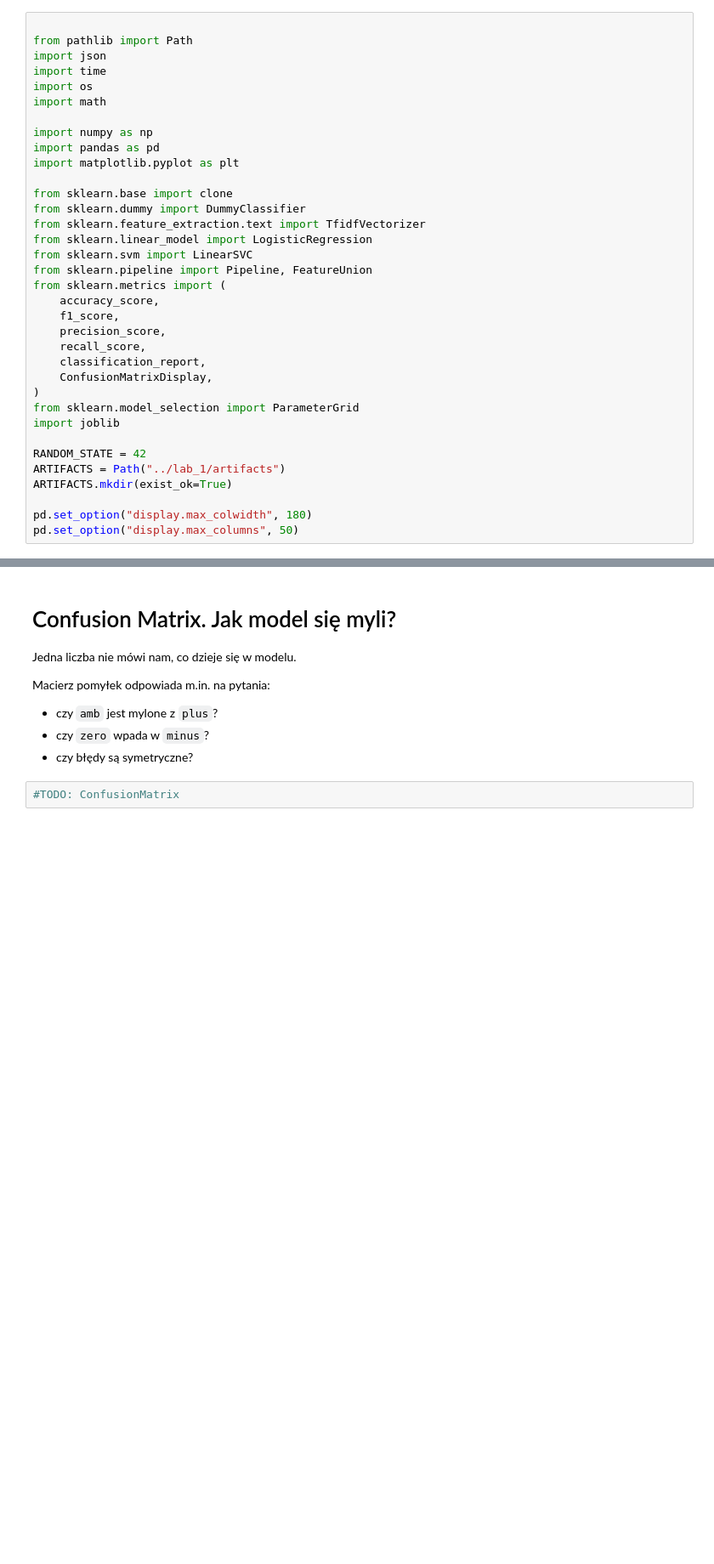
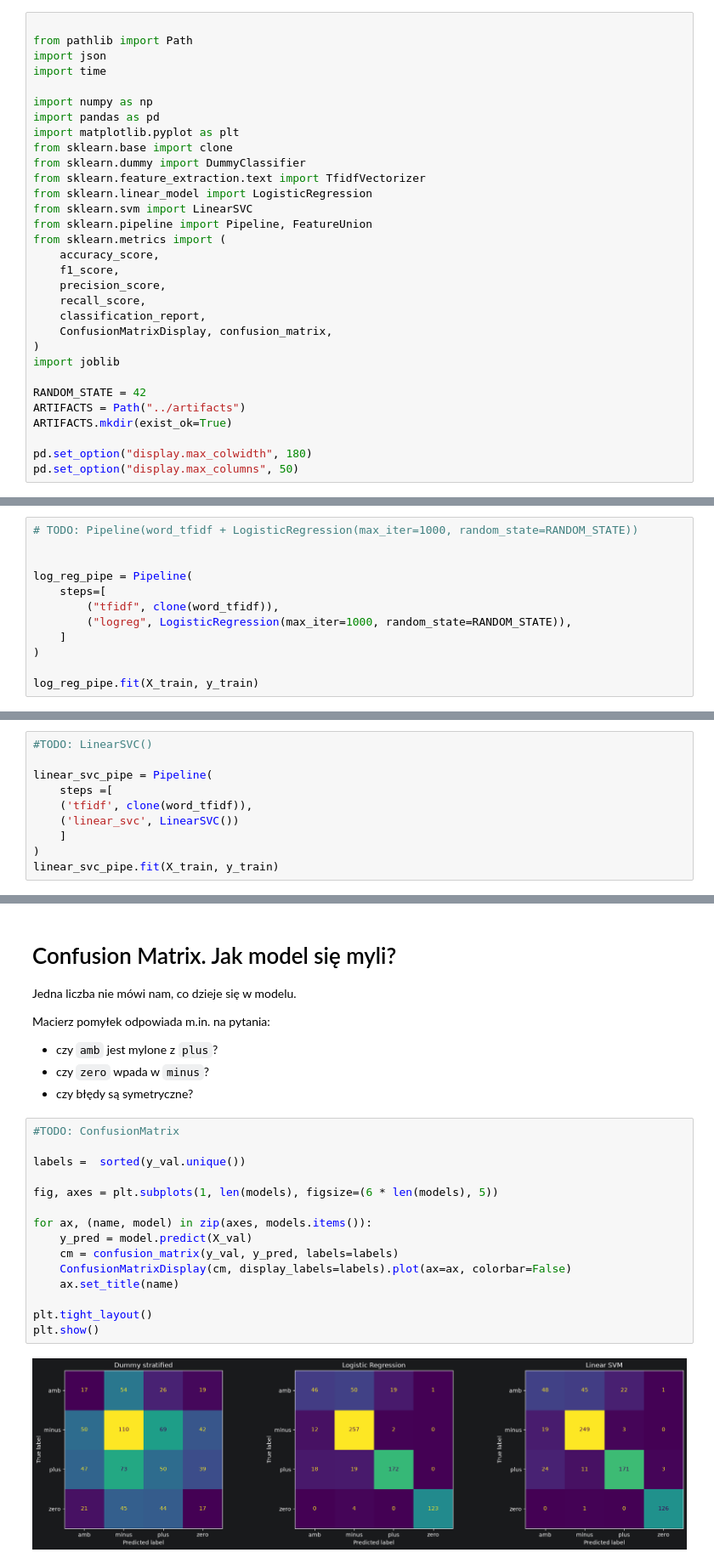
Before and after one commit to dmarek03/nlp-course, a Jupyter notebook: lab_2/002_Baseline.ipynb, the cells around one changed output, grey strips where cells are left out. Shown at 85% size. Drawn from its saved outputs; the diff is of its cells as text; blank space fills up the shorter version.

```diff
--- a/lab_2/002_Baseline.ipynb
+++ b/lab_2/002_Baseline.ipynb
@@ -60,13 +58,10 @@ Pracujemy na oryginalnym podziale zbioru.
 from pathlib import Path
 import json
 import time
-import os
-import math
 
 import numpy as np
 import pandas as pd
 import matplotlib.pyplot as plt
-
 from sklearn.base import clone
 from sklearn.dummy import DummyClassifier
 from sklearn.feature_extraction.text import TfidfVectorizer
@@ -79,13 +74,12 @@ from sklearn.metrics import (
     precision_score,
     recall_score,
     classification_report,
-    ConfusionMatrixDisplay,
+    ConfusionMatrixDisplay, confusion_matrix,
 )
-from sklearn.model_selection import ParameterGrid
 import joblib
 
 RANDOM_STATE = 42
-ARTIFACTS = Path("../lab_1/artifacts")
+ARTIFACTS = Path("../artifacts")
 ARTIFACTS.mkdir(exist_ok=True)
 
 pd.set_option("display.max_colwidth", 180)
@@ -236,0 +302,12 @@ Dla tekstu klasyczny Linear SVM jest bardzo mocnym baselinem - działa prosto i
+# %%
+# TODO: Pipeline(word_tfidf + LogisticRegression(max_iter=1000, random_state=RANDOM_STATE))
+
+
+log_reg_pipe = Pipeline(
+    steps=[
+        ("tfidf", clone(word_tfidf)),
+        ("logreg", LogisticRegression(max_iter=1000, random_state=RANDOM_STATE)),
+    ]
+)
+
+log_reg_pipe.fit(X_train, y_train)
@@ -236,0 +360,10 @@ Dla tekstu klasyczny Linear SVM jest bardzo mocnym baselinem - działa prosto i
+# %%
+#TODO: LinearSVC()
+
+linear_svc_pipe = Pipeline(
+    steps =[
+    ('tfidf', clone(word_tfidf)),
+    ('linear_svc', LinearSVC())
+    ]
+)
+linear_svc_pipe.fit(X_train, y_train)
@@ -269,3 +465,18 @@ Macierz pomyłek odpowiada m.in. na pytania:
 - czy błędy są symetryczne?
 # %%
 #TODO: ConfusionMatrix
+
+labels =  sorted(y_val.unique())
+
+fig, axes = plt.subplots(1, len(models), figsize=(6 * len(models), 5))
+
+for ax, (name, model) in zip(axes, models.items()):
+    y_pred = model.predict(X_val)
+    cm = confusion_matrix(y_val, y_pred, labels=labels)
+    ConfusionMatrixDisplay(cm, display_labels=labels).plot(ax=ax, colorbar=False)
+    ax.set_title(name)
+
+plt.tight_layout()
+plt.show()
+# %% [output]
+[figure, added]
```
Also changed, not shown: parts of 77 cells of this notebook.
